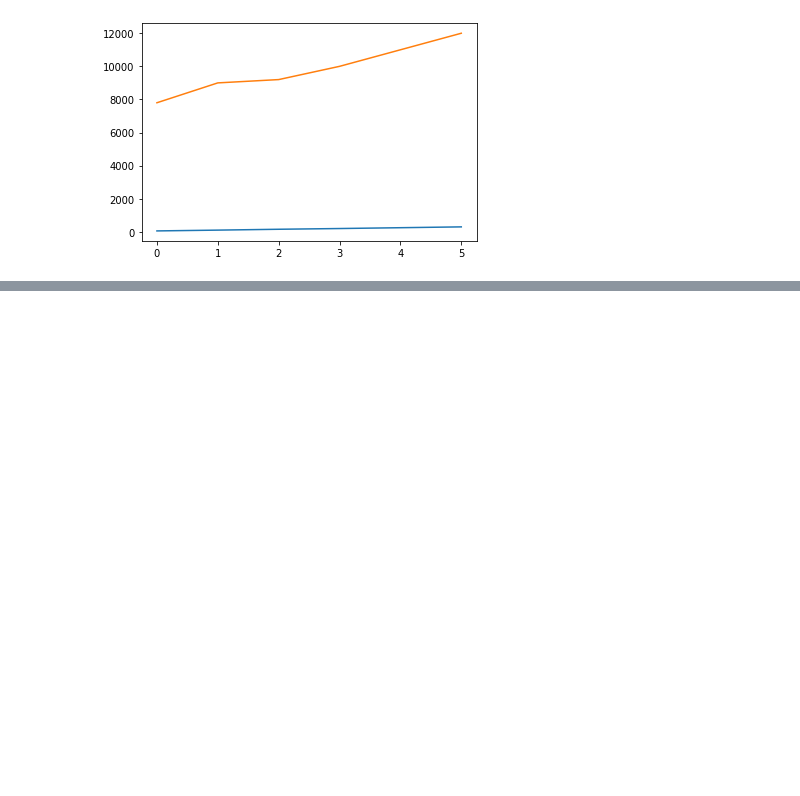
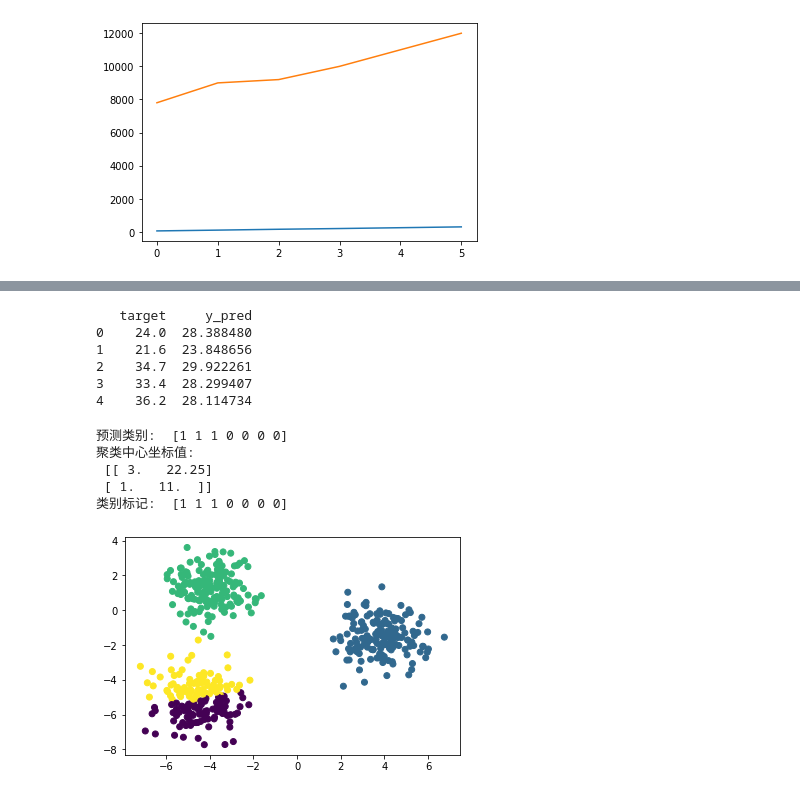
Before and after one commit to Mushaddict/Python, a Jupyter notebook: 数据分析从入门到实践/08Scikit-Learn机器学习/机器学习.ipynb, the cells around one changed output, grey strips where cells are left out. Drawn from its saved outputs; the diff is of its cells as text; code cells hidden in the pictures; blank space fills up the shorter version.

```diff
--- a/数据分析从入门到实践/08Scikit-Learn机器学习/机器学习.ipynb
+++ b/数据分析从入门到实践/08Scikit-Learn机器学习/机器学习.ipynb
@@ -38,0 +69,57 @@ plt.show()
+# %%
+# 支持向量机
+from sklearn.svm import LinearSVR
+from sklearn.datasets import load_boston
+from pandas import DataFrame
+boston = load_boston()
+df = DataFrame(boston.data, columns = boston.feature_names)
+# print(df)
+df.insert(0, 'target', boston.target)
+# print(df)
+data_mean = df.mean()   # 获取平均值
+data_std = df.std()     # 获取标准偏差
+data_train = (df - data_mean) / data_std   # 数据标准化
+x_train = data_train[boston.feature_names].values  # 特征数据
+y_train = data_train['target'].values              # 目标数据
+linearsvr = LinearSVR(C = 0.1)        # 创建LinearSVR对象
+linearsvr.fit(x_train, y_train)
+# 预测 并还原结果
+x = ((df[boston.feature_names] - data_mean[boston.feature_names]) / data_std[boston.feature_names]).values
+# 添加预测房价的信息列
+df[u'y_pred'] = linearsvr.predict(x) * data_std['target'] + data_mean['target']
+print(df[['target', 'y_pred']].head())
+# %% [output]
+   target     y_pred
+0    24.0  28.388480
+1    21.6  23.848656
+2    34.7  29.922261
+3    33.4  28.299407
+4    36.2  28.114734
+# %%
+# 聚类
+import numpy as np
+from sklearn.cluster import KMeans
+X = np.array([[1, 10], [1, 11], [1, 12], [3, 20], [3, 23], [3, 21], [3, 25]])
+kmodel = KMeans(n_clusters = 2)   # 调用KMeans方法实现聚类
+y_pred = kmodel.fit_predict(X)    # 预测类别
+print('预测类别: ', y_pred)
+print('聚类中心坐标值: ', '\n', kmodel.cluster_centers_)
+print('类别标记: ', kmodel.labels_)
+# %% [output]
+预测类别:  [1 1 1 0 0 0 0]
+聚类中心坐标值:
+ [[ 3.   22.25]
+ [ 1.   11.  ]]
+类别标记:  [1 1 1 0 0 0 0]
+# %%
+# 生成用于聚类的测试数据
+from sklearn.datasets import make_blobs
+from matplotlib import pyplot
+x, y = make_blobs(n_samples = 500, n_features=2, centers=3)
+# %%
+from sklearn.cluster import KMeans
+y_pred = KMeans(n_clusters=4, random_state=9).fit_predict(x)
+plt.scatter(x[:, 0], x[:, 1], c = y_pred)
+plt.show()
+# %% [output]
+[figure, added]
```
Also changed, not shown: parts of 1 cell of this notebook, 1 other file.
